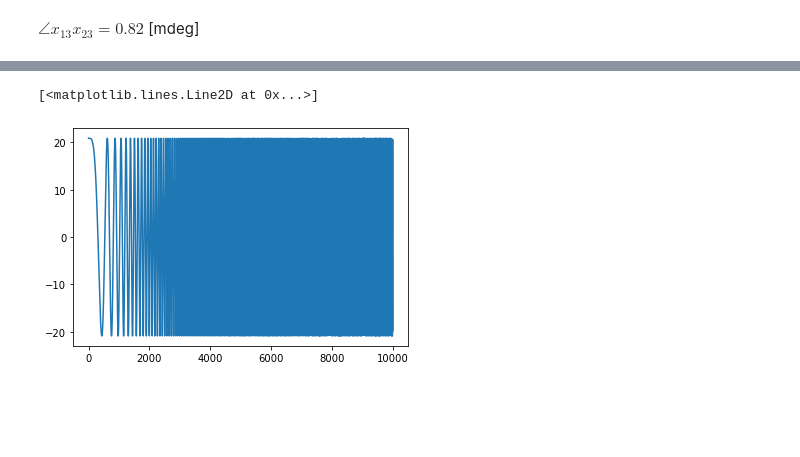
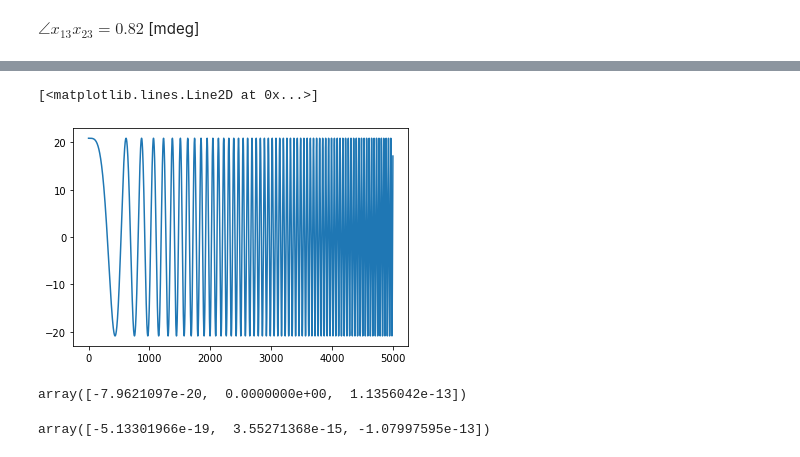
Before and after one commit to CurryMultiSci/Ballscrew-ElasticShaft-withCoulomb, a Jupyter notebook: _3_Friction_between_ball_and_spiral/_3_1_Contact_with_Spiral_Torus/index.ipynb, the cells around one changed output, grey strips where cells are left out. Saved outputs shown, nothing was run; the diff lists cells and outputs as text; code cells hidden in the pictures; blank space fills up the shorter version.

```diff
--- a/_3_Friction_between_ball_and_spiral/_3_1_Contact_with_Spiral_Torus/index.ipynb
+++ b/_3_Friction_between_ball_and_spiral/_3_1_Contact_with_Spiral_Torus/index.ipynb
@@ -248,10 +254,20 @@ $\angle x_{12} x_{22} = 0.81 = 0$
 # %%
 from scipy.integrate import odeint
-t = np.linspace(0, 10000, 10000)
+t = np.linspace(0, 5000, 10000)
 sol = odeint(va_ball, xv_ball, t, args=(R, SP1, SP2, Ball_r_inv, zeta, E_Reduced))
+
+fig, ax = plt.subplots()
+ax.plot(t, sol[:,1])
+# %% [output]
+[<matplotlib.lines.Line2D at 0x...>]
+[figure, added]
-# %%
-fig, ax = plt.subplots()
-ax.plot(t, sol[:,1])
-# %% [output]
-[<matplotlib.lines.Line2D at 0x...>]
-[figure, removed]
+# %%
+x1 = SP1.to_xyz(SP1.to_eta2(x_end))
+x1 - x_end
+# %% [output]
+array([-7.9621097e-20,  0.0000000e+00,  1.1356042e-13])
+# %%
+x2 = SP2.to_xyz(SP2.to_eta2(x_end))
+x2 - x_end
+# %% [output]
+array([-5.13301966e-19,  3.55271368e-15, -1.07997595e-13])
```
Also changed, not shown: parts of 5 cells of this notebook, 1 other file.
